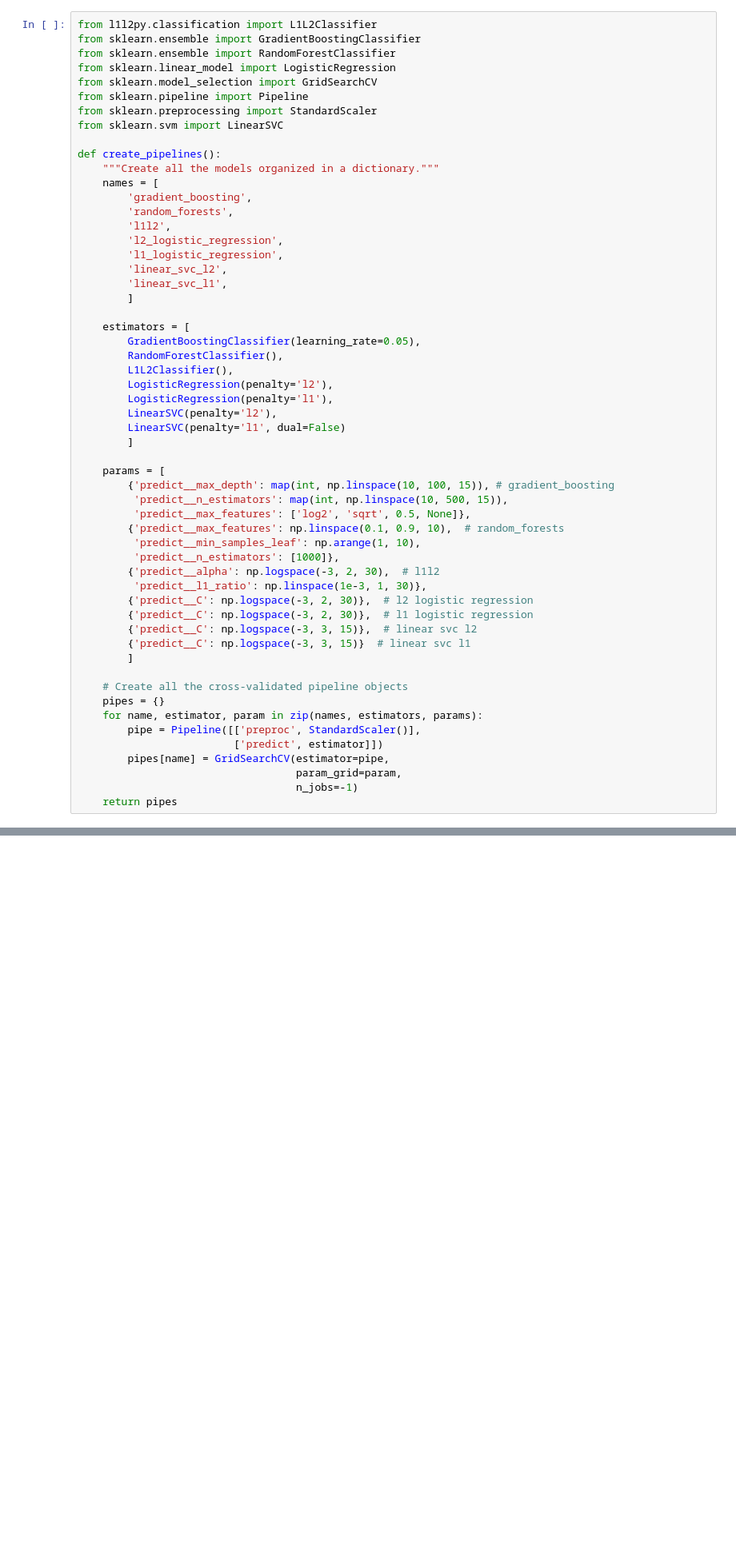
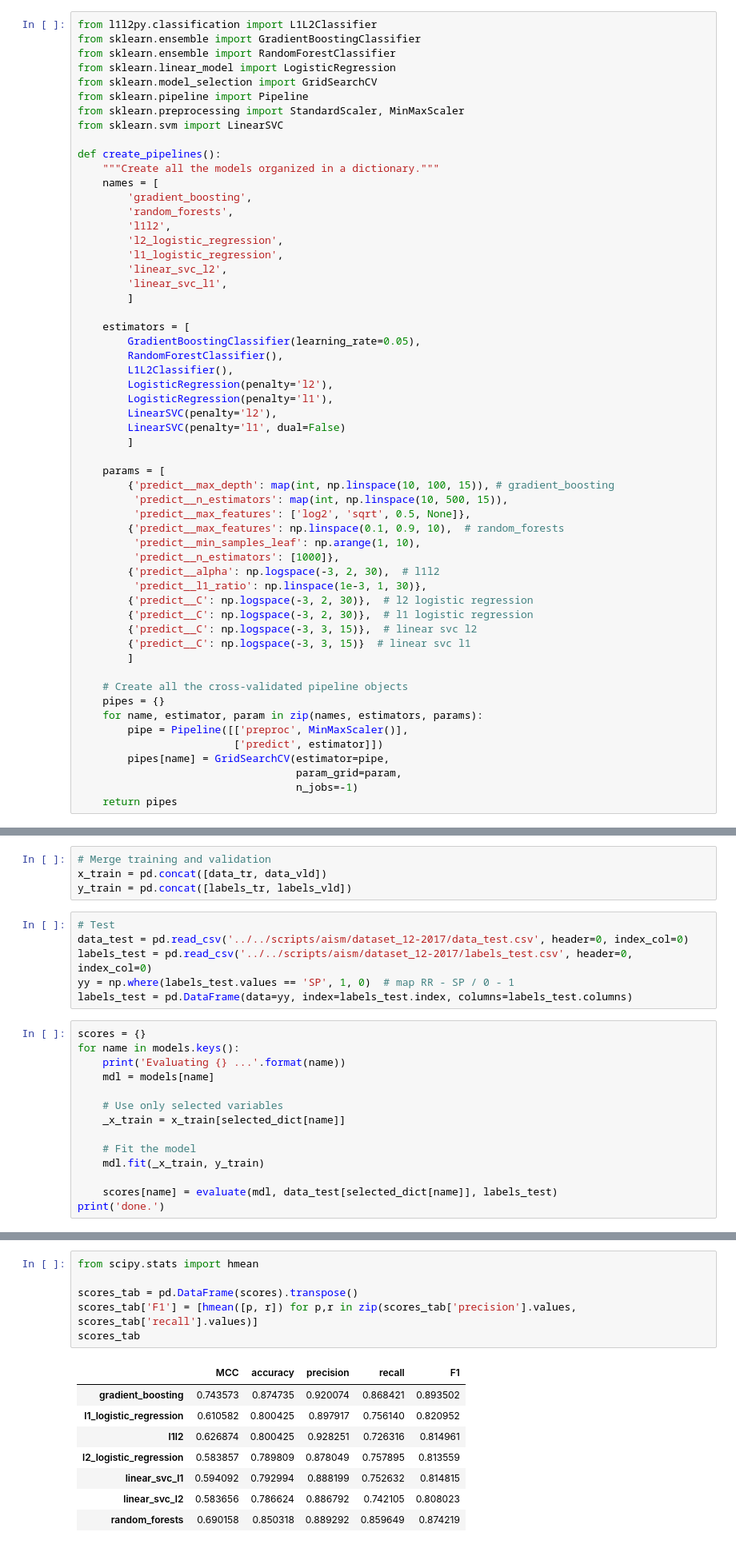
Before and after one commit to samuelefiorini/phdthesis, a Jupyter notebook: src/notebooks/chapter7/aism_learning_f_best_cut.ipynb, the cells around one changed output, grey strips where cells are left out. Shown at 80% size. Cells and saved outputs as stored; diff of their text form; blank space fills up the shorter version.

```diff
--- a/src/notebooks/chapter7/aism_learning_f_best_cut.ipynb
+++ b/src/notebooks/chapter7/aism_learning_f_best_cut.ipynb
@@ -59,7 +59,7 @@ from sklearn.ensemble import RandomForestClassifier
 from sklearn.linear_model import LogisticRegression
 from sklearn.model_selection import GridSearchCV
 from sklearn.pipeline import Pipeline
-from sklearn.preprocessing import StandardScaler
+from sklearn.preprocessing import StandardScaler, MinMaxScaler
 from sklearn.svm import LinearSVC
 
 def create_pipelines():
@@ -102,7 +102,7 @@ def create_pipelines():
     # Create all the cross-validated pipeline objects
     pipes = {}
     for name, estimator, param in zip(names, estimators, params):
-        pipe = Pipeline([['preproc', StandardScaler()],
+        pipe = Pipeline([['preproc', MinMaxScaler()],
                          ['predict', estimator]])
         pipes[name] = GridSearchCV(estimator=pipe,
                                    param_grid=param,
@@ -221,0 +276,24 @@ for name in model_scores_trend.keys():
+# %%
+# Merge training and validation
+x_train = pd.concat([data_tr, data_vld])
+y_train = pd.concat([labels_tr, labels_vld])
+# %%
+# Test
+data_test = pd.read_csv('../../scripts/aism/dataset_12-2017/data_test.csv', header=0, index_col=0)
+labels_test = pd.read_csv('../../scripts/aism/dataset_12-2017/labels_test.csv', header=0, index_col=0)
+yy = np.where(labels_test.values == 'SP', 1, 0)  # map RR - SP / 0 - 1
+labels_test = pd.DataFrame(data=yy, index=labels_test.index, columns=labels_test.columns)
+# %%
+scores = {}
+for name in models.keys():
+    print('Evaluating {} ...'.format(name))
+    mdl = models[name]
+
+    # Use only selected variables
+    _x_train = x_train[selected_dict[name]]
+
+    # Fit the model
+    mdl.fit(_x_train, y_train)
+
+    scores[name] = evaluate(mdl, data_test[selected_dict[name]], labels_test)
+print('done.')
@@ -221,0 +309,15 @@ for name in model_scores_trend.keys():
+# %%
+from scipy.stats import hmean
+
+scores_tab = pd.DataFrame(scores).transpose()
+scores_tab['F1'] = [hmean([p, r]) for p,r in zip(scores_tab['precision'].values, scores_tab['recall'].values)]
+scores_tab
+# %% [output]
+|  | MCC | accuracy | precision | recall | F1 |
+| gradient_boosting | 0.743573 | 0.874735 | 0.920074 | 0.868421 | 0.893502 |
+| l1_logistic_regression | 0.610582 | 0.800425 | 0.897917 | 0.756140 | 0.820952 |
+| l1l2 | 0.626874 | 0.800425 | 0.928251 | 0.726316 | 0.814961 |
+| l2_logistic_regression | 0.583857 | 0.789809 | 0.878049 | 0.757895 | 0.813559 |
+| linear_svc_l1 | 0.594092 | 0.792994 | 0.888199 | 0.752632 | 0.814815 |
+| linear_svc_l2 | 0.583656 | 0.786624 | 0.886792 | 0.742105 | 0.808023 |
+| random_forests | 0.690158 | 0.850318 | 0.889292 | 0.859649 | 0.874219 |
```
Also changed, not shown: parts of 9 cells of this notebook, 17 other files.
